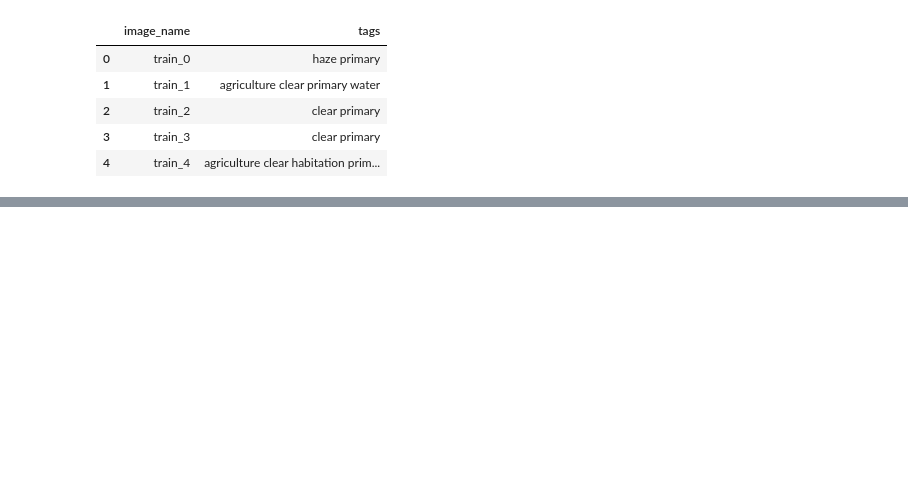
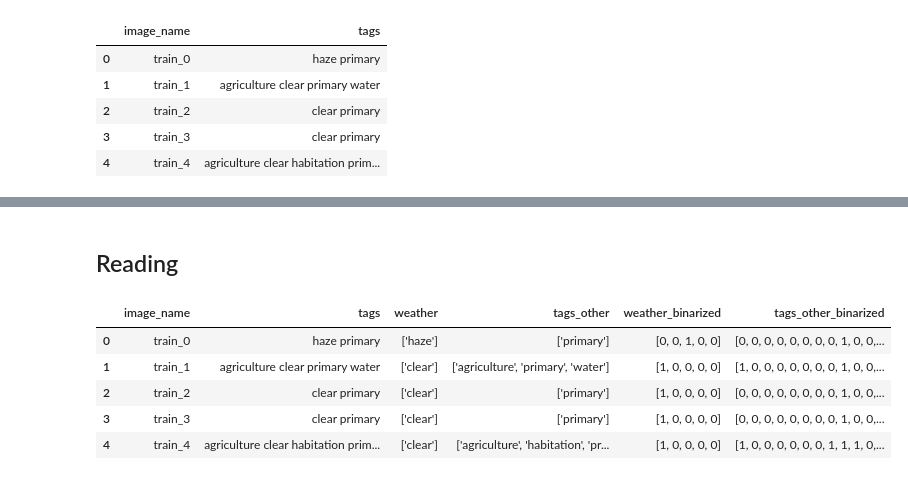
Before and after one commit to fagan2888/Kaggle-Planet-v1, a Jupyter notebook: Convert_Labels.ipynb, the cells around one changed output, grey strips where cells are left out. Cells and saved outputs as stored; diff of their text form; code cells hidden in the pictures; blank space fills up the shorter version.

```diff
--- a/Convert_Labels.ipynb
+++ b/Convert_Labels.ipynb
@@ -33,0 +114,11 @@ drwxrwxr-x 2 root root     1372160 May  1 13:16 train-tif-v2
+# %% [markdown]
+## Reading
+# %%
+r = pd.read_csv(OUT_DIR + '/train_v2_processed.csv', index_col=None); r.head()
+# %% [output]
+|  | image_name | tags | weather | tags_other | weather_binarized | tags_other_binarized |
+| 0 | train_0 | haze primary | ['haze'] | ['primary'] | [0, 0, 1, 0, 0] | [0, 0, 0, 0, 0, 0, 0, 0, 1, 0, 0,... |
+| 1 | train_1 | agriculture clear primary water | ['clear'] | ['agriculture', 'primary', 'water'] | [1, 0, 0, 0, 0] | [1, 0, 0, 0, 0, 0, 0, 0, 1, 0, 0,... |
+| 2 | train_2 | clear primary | ['clear'] | ['primary'] | [1, 0, 0, 0, 0] | [0, 0, 0, 0, 0, 0, 0, 0, 1, 0, 0,... |
+| 3 | train_3 | clear primary | ['clear'] | ['primary'] | [1, 0, 0, 0, 0] | [0, 0, 0, 0, 0, 0, 0, 0, 1, 0, 0,... |
+| 4 | train_4 | agriculture clear habitation prim... | ['clear'] | ['agriculture', 'habitation', 'pr... | [1, 0, 0, 0, 0] | [1, 0, 0, 0, 0, 0, 0, 1, 1, 1, 0,... |
```
Also changed, not shown: parts of 17 cells of this notebook, 1 other file.
